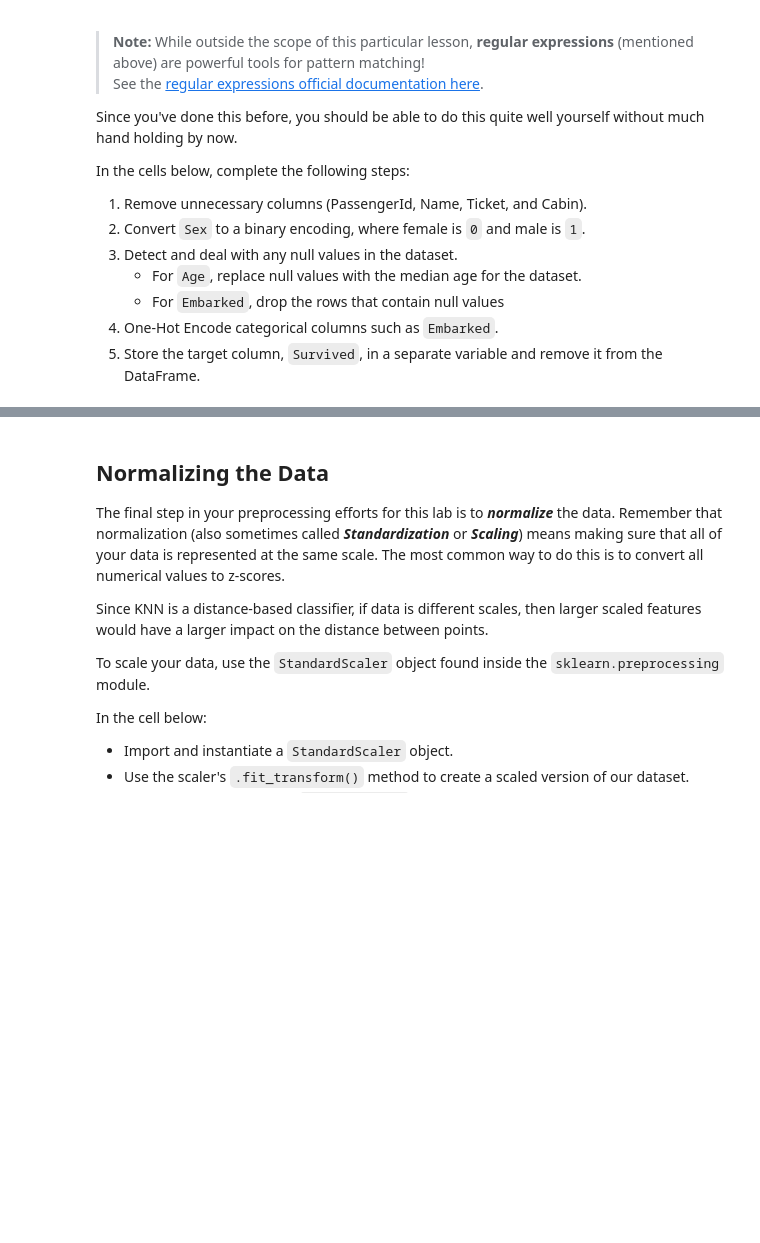
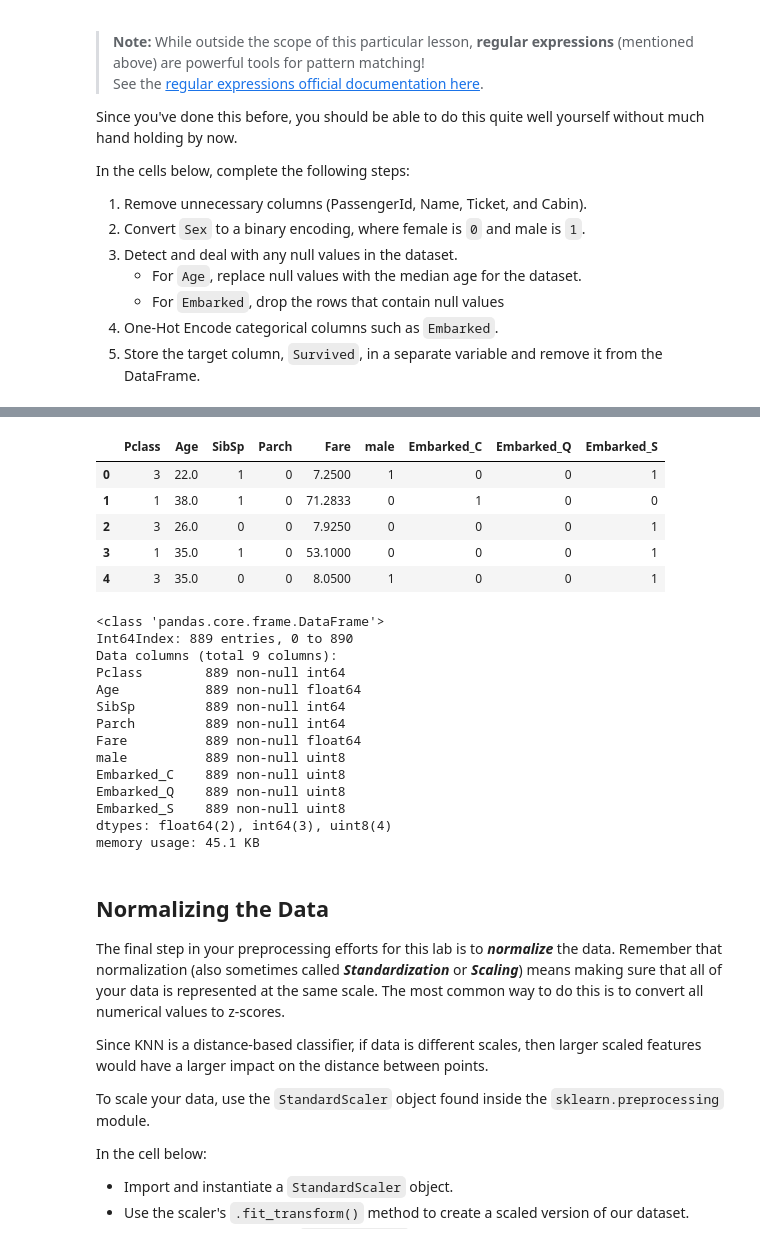
Before and after one commit to magnawhale/dsc-knn-with-scikit-learn-lab-online-ds-ft-051319, a Jupyter notebook: index.ipynb, the cells around one changed output, grey strips where cells are left out. Saved outputs shown, nothing was run; the diff lists cells and outputs as text; code cells hidden in the pictures; blank space fills up the shorter version.

```diff
--- a/index.ipynb
+++ b/index.ipynb
@@ -63,0 +67,5 @@ import re
+# %%
+# Converting 'Sex' to binary
+df['male'] = pd.get_dummies(df['Sex'],drop_first=True)
+df.drop(columns=['Sex'], inplace=True)
+df.head()
@@ -63,0 +79,5 @@ import re
+# %%
+# handling Nans
+df.Age.fillna(value=df.Age.mean(), inplace=True)
+df.dropna(inplace=True)
+df.info()
@@ -64,3 +98,34 @@ import re
+# %%
+# One-Hot Encoding 'Embarked'
+df = pd.get_dummies(df, columns=['Embarked'])
+# %%
+#storing 'Survived' as a separate variable
+survived = pd.DataFrame(df.Survived)
+df.drop(['Survived'], axis=1, inplace=True)
+# %%
+display(df.head())
+df.info()
+# %% [output]
+|  | Pclass | Age | SibSp | Parch | Fare | male | Embarked_C | Embarked_Q | Embarked_S |
+| 0 | 3 | 22.0 | 1 | 0 | 7.2500 | 1 | 0 | 0 | 1 |
+| 1 | 1 | 38.0 | 1 | 0 | 71.2833 | 0 | 1 | 0 | 0 |
+| 2 | 3 | 26.0 | 0 | 0 | 7.9250 | 0 | 0 | 0 | 1 |
+| 3 | 1 | 35.0 | 1 | 0 | 53.1000 | 0 | 0 | 0 | 1 |
+| 4 | 3 | 35.0 | 0 | 0 | 8.0500 | 1 | 0 | 0 | 1 |
+<class 'pandas.core.frame.DataFrame'>
+Int64Index: 889 entries, 0 to 890
+Data columns (total 9 columns):
+Pclass        889 non-null int64
+Age           889 non-null float64
+SibSp         889 non-null int64
+Parch         889 non-null int64
+Fare          889 non-null float64
+male          889 non-null uint8
+Embarked_C    889 non-null uint8
+Embarked_Q    889 non-null uint8
+Embarked_S    889 non-null uint8
+dtypes: float64(2), int64(3), uint8(4)
+memory usage: 45.1 KB
 # %% [markdown]
 ## Normalizing the Data
 
```
Also changed, not shown: parts of 19 cells of this notebook.
